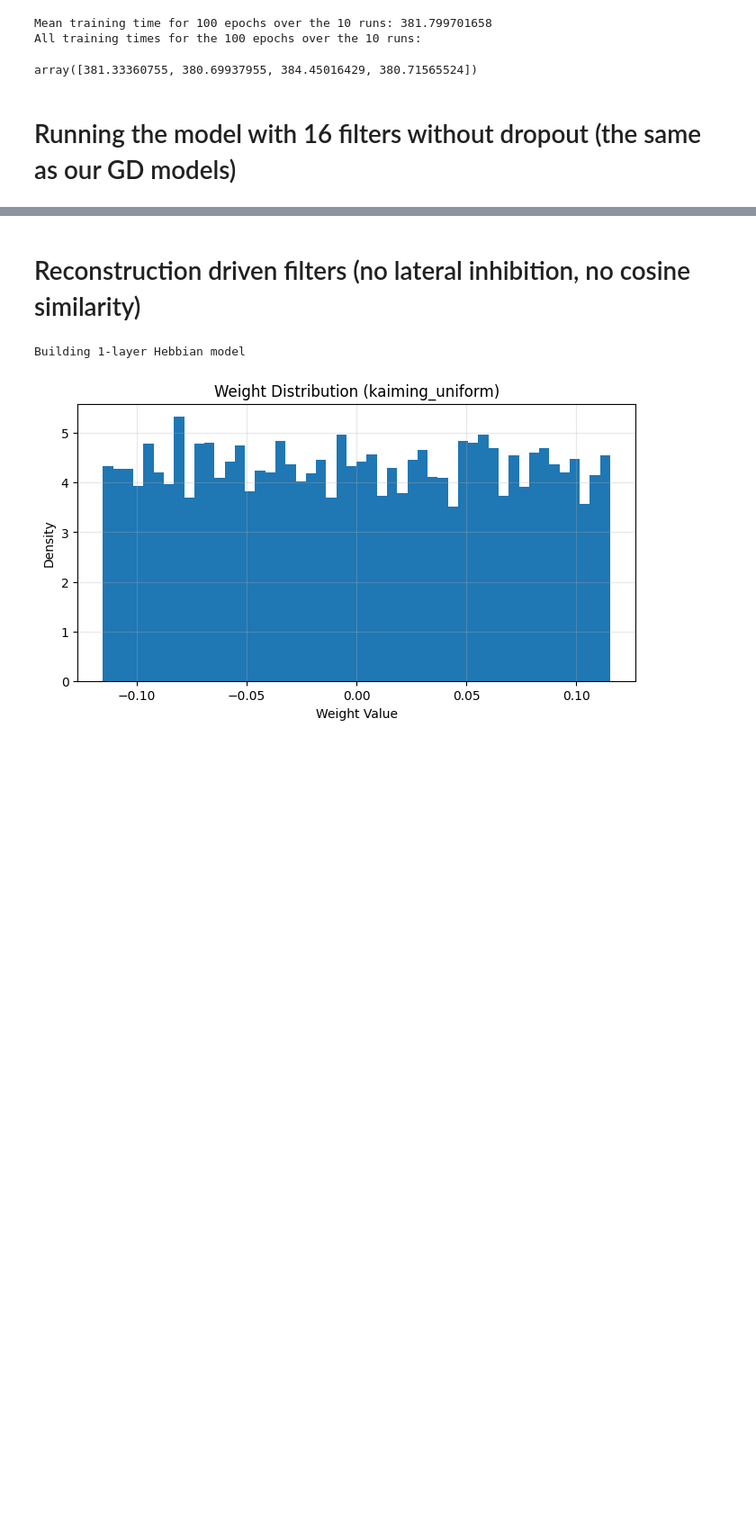
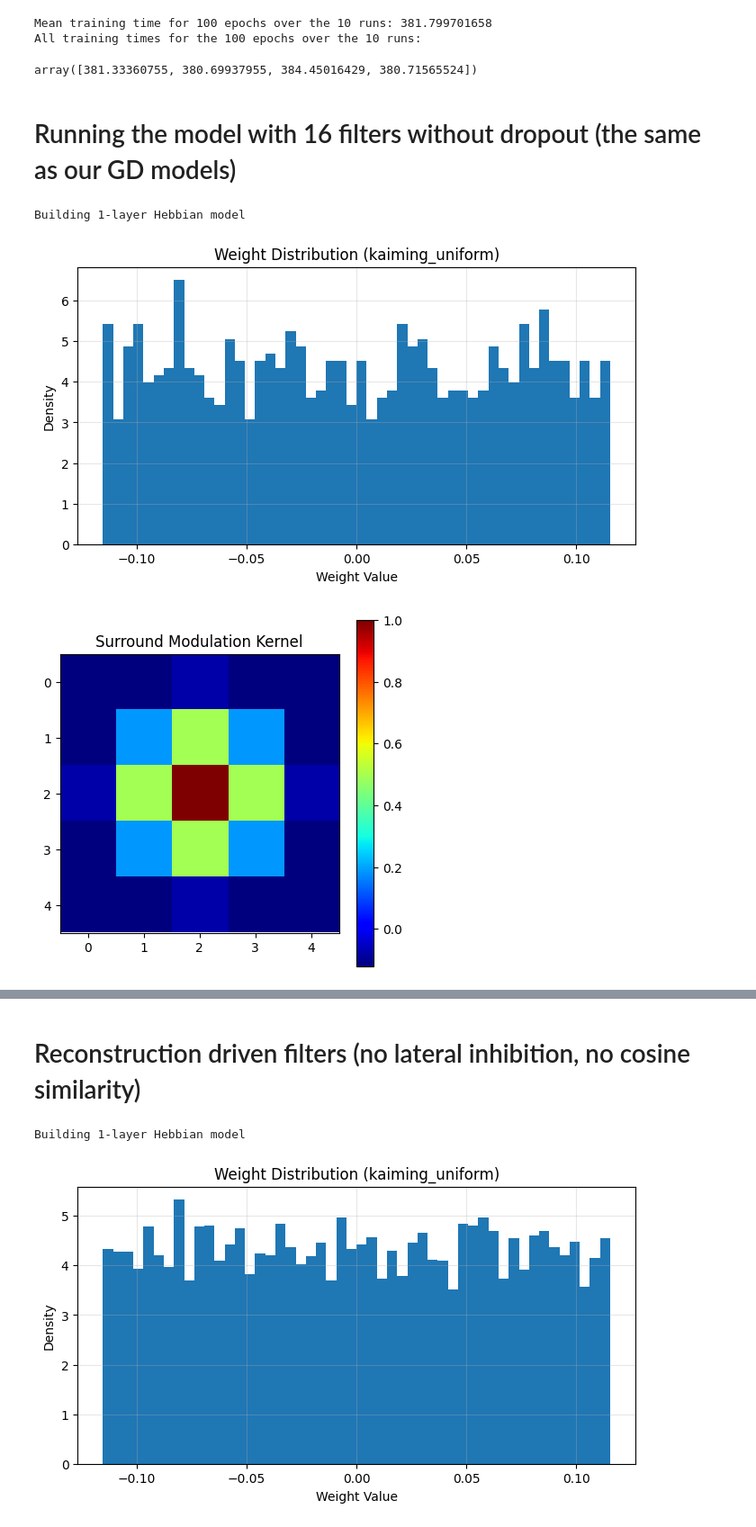
Before and after one commit to henrybattley/hebbian_cnn_experiments, a Jupyter notebook: Hebbian_Code/hebbian_experiments.ipynb, the cells around one changed output, grey strips where cells are left out. Shown at 90% size. Saved outputs shown, nothing was run; the diff lists cells and outputs as text; code cells hidden in the pictures; blank space fills up the shorter version.

```diff
--- a/Hebbian_Code/hebbian_experiments.ipynb
+++ b/Hebbian_Code/hebbian_experiments.ipynb
@@ -2554,3 +2564,16 @@ All training times for the 100 epochs over the 10 runs:
 array([381.33360755, 380.69937955, 384.45016429, 380.71565524])
 # %% [markdown]
 # Running the model with 16 filters without dropout (the same as our GD models)
+# %%
+device = torch.device("cuda" if torch.cuda.is_available() else "cpu")
+
+hebb_param = get_hebbian_config(version="optimal")
+
+model = Net_Hebbian(
+    hebb_params=hebb_param,
+    version="one_layer_reduced"
+).to(device)
+# %% [output]
+Building 1-layer Hebbian model
+[figure, added]
+[figure, added]
```
Also changed, not shown: parts of 20 cells of this notebook, 1 other file.
